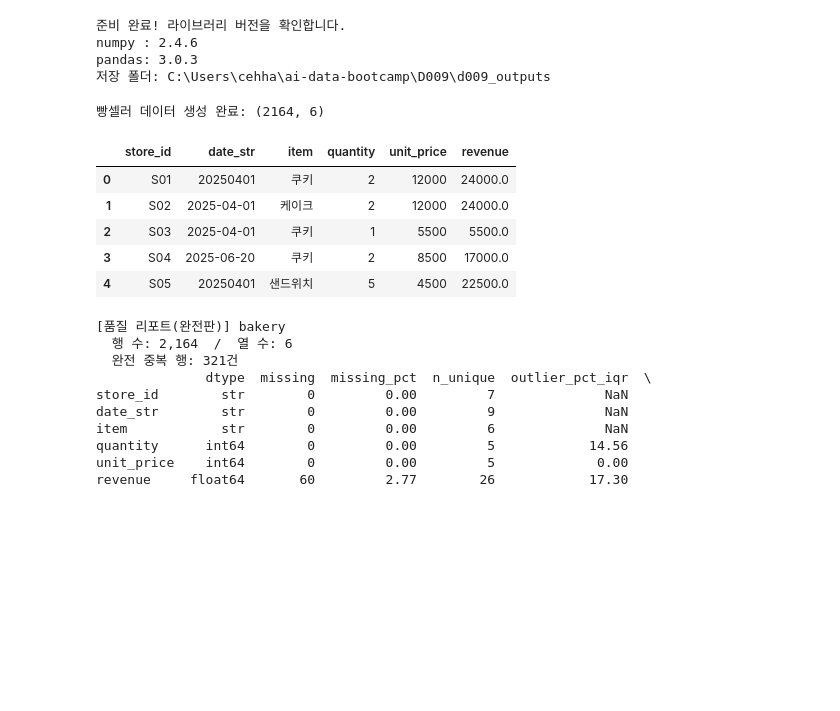
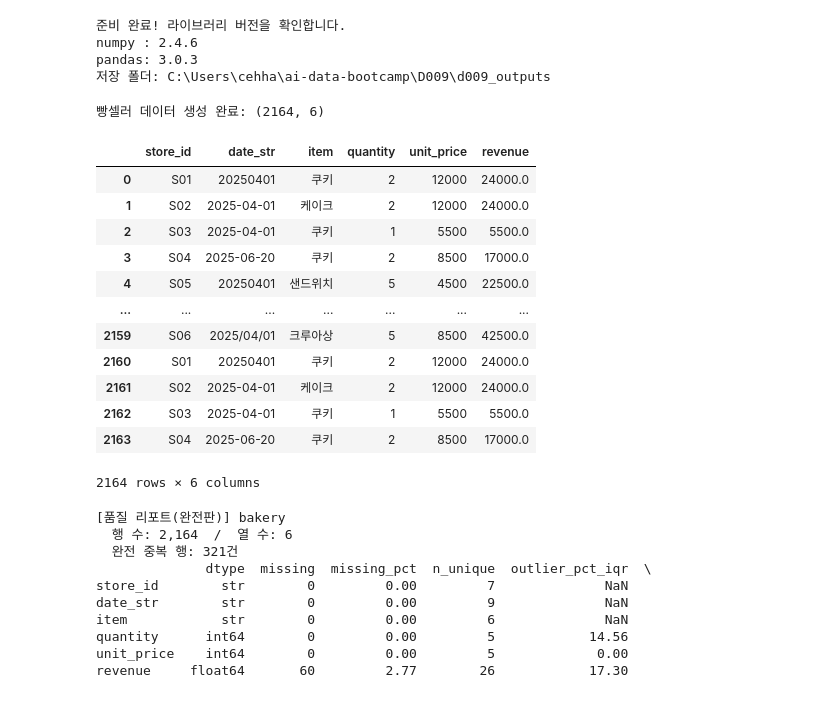
Before and after one commit to cehhan/ai-data-bootcamp, a Jupyter notebook: D009/D009_data_quality_eda_report.ipynb, the cells around one changed output. Saved outputs shown, nothing was run; the diff lists cells and outputs as text; code cells hidden in the pictures; blank space fills up the shorter version.

```diff
--- a/D009/D009_data_quality_eda_report.ipynb
+++ b/D009/D009_data_quality_eda_report.ipynb
@@ -134,34 +134,41 @@ items = ["크루아상", "식빵", "케이크", "샌드위치", "쿠키"]
 
 bakery = pd.DataFrame({
     "store_id": np.tile(stores, n_rows // n_stores)[:n_rows],
     "date_str": np.random.choice([
         "2025-04-01", "2025/04/01", "20250401",
         "2025-05-15", "2025/05/15", "20250515",
         "2025-06-20", "2025/06/20", "20250620",
     ], n_rows),
     "item": np.random.choice(items, n_rows),
     "quantity": np.random.choice([1, 1, 2, 2, 3, 5, 50], n_rows),  # 50은 의심값
     "unit_price": np.random.choice([3500, 4500, 5500, 8500, 12000], n_rows),
 })
 bakery["revenue"] = bakery["quantity"] * bakery["unit_price"]
 
 # 오염 심기
 bakery.loc[np.random.choice(n_rows, 60, replace=False), "revenue"] = np.nan
 bakery.loc[5, "revenue"] = -45000  # 환불 또는 실수
 bakery.loc[bakery.sample(10, random_state=1).index, "store_id"] = " S01 "  # 공백
 bakery.loc[bakery.sample(8, random_state=2).index, "item"] = "케익"        # 표기 혼재('케이크' vs '케익')
 bakery = pd.concat([bakery, bakery.iloc[[0, 1, 2, 3]]], ignore_index=True)   # 중복 4건
 
 print("빵셀러 데이터 생성 완료:", bakery.shape)
-bakery.head()
+display(bakery)
 # %% [output]
 빵셀러 데이터 생성 완료: (2164, 6)
 |  | store_id | date_str | item | quantity | unit_price | revenue |
 | 0 | S01 | 20250401 | 쿠키 | 2 | 12000 | 24000.0 |
 | 1 | S02 | 2025-04-01 | 케이크 | 2 | 12000 | 24000.0 |
 | 2 | S03 | 2025-04-01 | 쿠키 | 1 | 5500 | 5500.0 |
 | 3 | S04 | 2025-06-20 | 쿠키 | 2 | 8500 | 17000.0 |
 | 4 | S05 | 20250401 | 샌드위치 | 5 | 4500 | 22500.0 |
+| ... | ... | ... | ... | ... | ... | ... |
+| 2159 | S06 | 2025/04/01 | 크루아상 | 5 | 8500 | 42500.0 |
+| 2160 | S01 | 20250401 | 쿠키 | 2 | 12000 | 24000.0 |
+| 2161 | S02 | 2025-04-01 | 케이크 | 2 | 12000 | 24000.0 |
+| 2162 | S03 | 2025-04-01 | 쿠키 | 1 | 5500 | 5500.0 |
+| 2163 | S04 | 2025-06-20 | 쿠키 | 2 | 8500 | 17000.0 |
+2164 rows × 6 columns
 # %%
 # 품질 리포트 함수
 import missingno as msno
```
Also changed, not shown: parts of 1 cell of this notebook, 33 other files.
